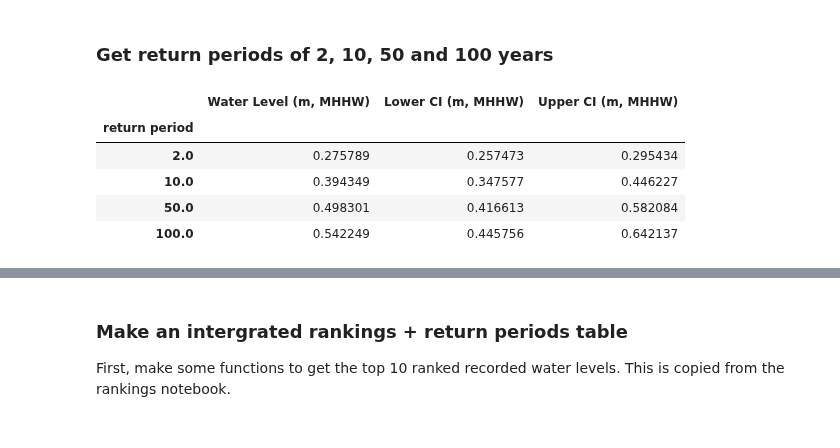
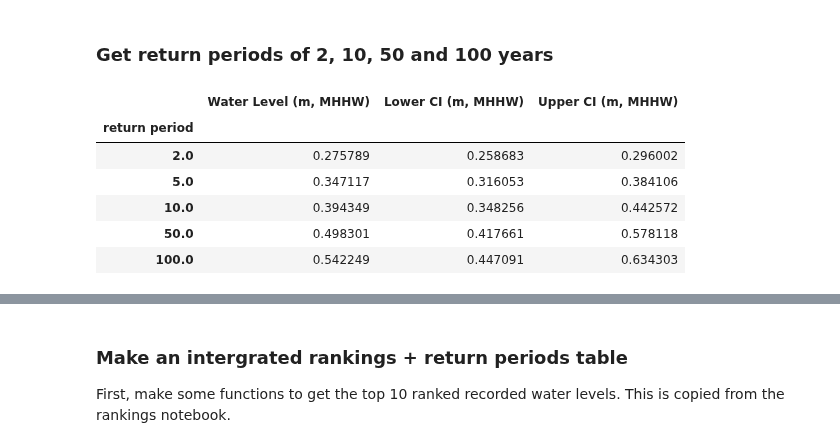
Before and after one commit to uhsealevelcenter/SL_Indicators, a Jupyter notebook: notebooks/regional_and_local/SL_Extremes_annual.ipynb, the cells around one changed output, grey strips where cells are left out. Cells and saved outputs as stored; diff of their text form; code cells hidden in the pictures.

```diff
--- a/notebooks/regional_and_local/SL_Extremes_annual.ipynb
+++ b/notebooks/regional_and_local/SL_Extremes_annual.ipynb
@@ -413,21 +413,22 @@ plot_stats(sid)
 ### Get return periods of 2, 10, 50 and 100 years
 # %%
 # Get summary of the model
-return_periods=[2, 10, 50, 100]
+return_periods=[2,5, 10, 50, 100]
 
 summary = model.get_summary(
     return_period=return_periods,
     alpha=0.95, n_samples=1000
 )
 
 #change name "return period" to "return period (yrs)"
 summary = summary.rename(columns={'return period': 'return period (yrs)','return value':'Water Level (m, MHHW)','lower ci':'Lower CI (m, MHHW)','upper ci':'Upper CI (m, MHHW)'})
 summary
 # %% [output]
 |  | Water Level (m, MHHW) | Lower CI (m, MHHW) | Upper CI (m, MHHW) |
 | return period |  |  |  |
-| 2.0 | 0.275789 | 0.257473 | 0.295434 |
-| 10.0 | 0.394349 | 0.347577 | 0.446227 |
-| 50.0 | 0.498301 | 0.416613 | 0.582084 |
-| 100.0 | 0.542249 | 0.445756 | 0.642137 |
+| 2.0 | 0.275789 | 0.258683 | 0.296002 |
+| 5.0 | 0.347117 | 0.316053 | 0.384106 |
+| 10.0 | 0.394349 | 0.348256 | 0.442572 |
+| 50.0 | 0.498301 | 0.417661 | 0.578118 |
+| 100.0 | 0.542249 | 0.447091 | 0.634303 |
 # %%
```
Also changed, not shown: parts of 4 cells of this notebook, 3 other files.
